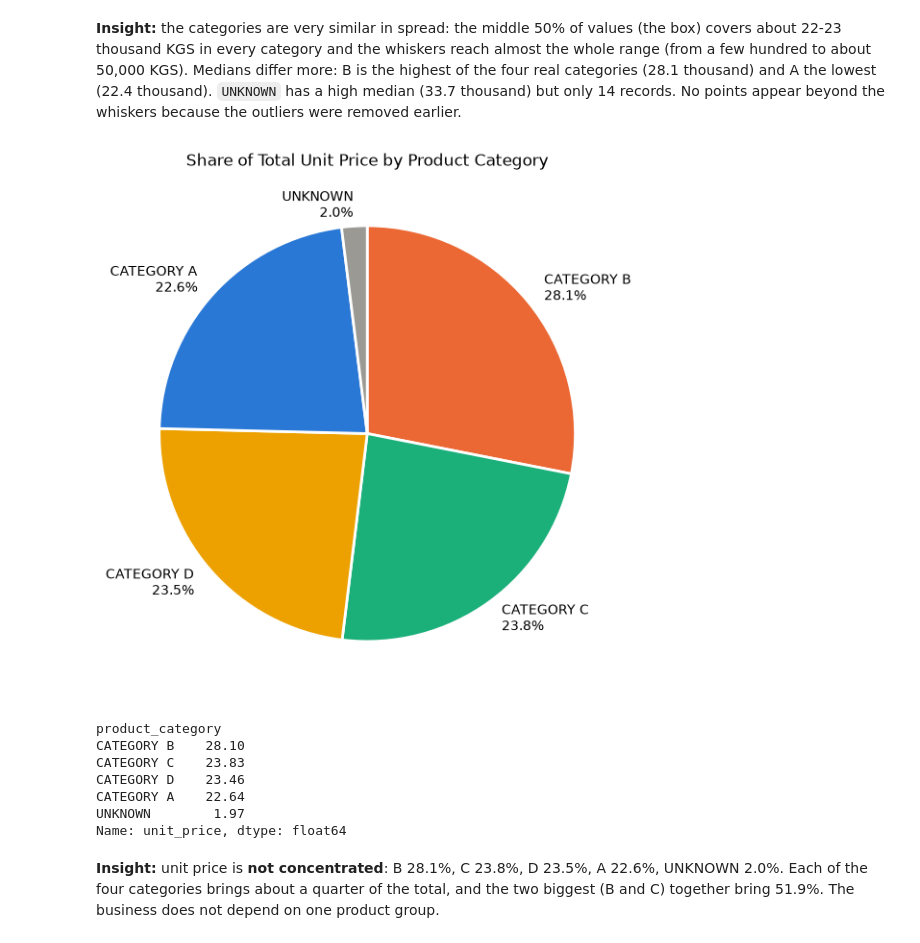
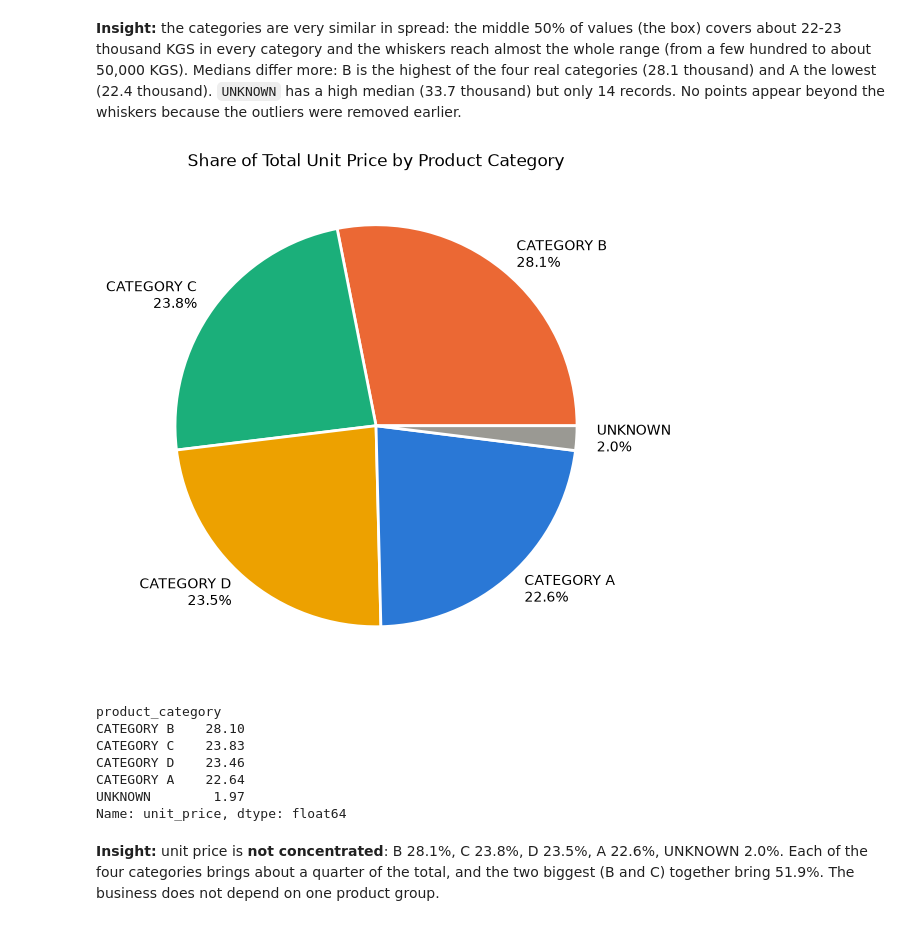
Before and after one commit to data-analysis-course/Altynai_ismailova_analytics, a Jupyter notebook: pandas/midterm1_18_altynai/altynai_18_mid_solution.ipynb, the cells around one changed output. Cells and saved outputs as stored; diff of their text form; code cells hidden in the pictures.

```diff
--- a/pandas/midterm1_18_altynai/altynai_18_mid_solution.ipynb
+++ b/pandas/midterm1_18_altynai/altynai_18_mid_solution.ipynb
@@ -932,18 +919,18 @@ UNKNOWN              14  33743.0  436  47779  14964.0
 # %%
 # chart 5: pie - share of total unit_price by Product Category
 share = df.groupby("product_category")["unit_price"].sum().sort_values(ascending=False)
 
 fig, ax = plt.subplots(figsize=(6, 6))
 pie_labels = [f"{name}\n{v / share.sum() * 100:.1f}%" for name, v in share.items()]
-ax.pie(share.values, labels=pie_labels, startangle=90, counterclock=False,
+ax.pie(share.values, labels=pie_labels,
        colors=[CAT_COLORS[c] for c in share.index],
        wedgeprops={"edgecolor": "white", "linewidth": 2})
 ax.set_title("Share of Total Unit Price by Product Category")
 plt.tight_layout()
 plt.show()
 print((share / share.sum() * 100).round(2))
 # %% [output]
-[figure, old version]
+[figure, new version]
 product_category
 CATEGORY B    28.10
 CATEGORY C    23.83
```
Also changed, not shown: parts of 2 cells of this notebook.
